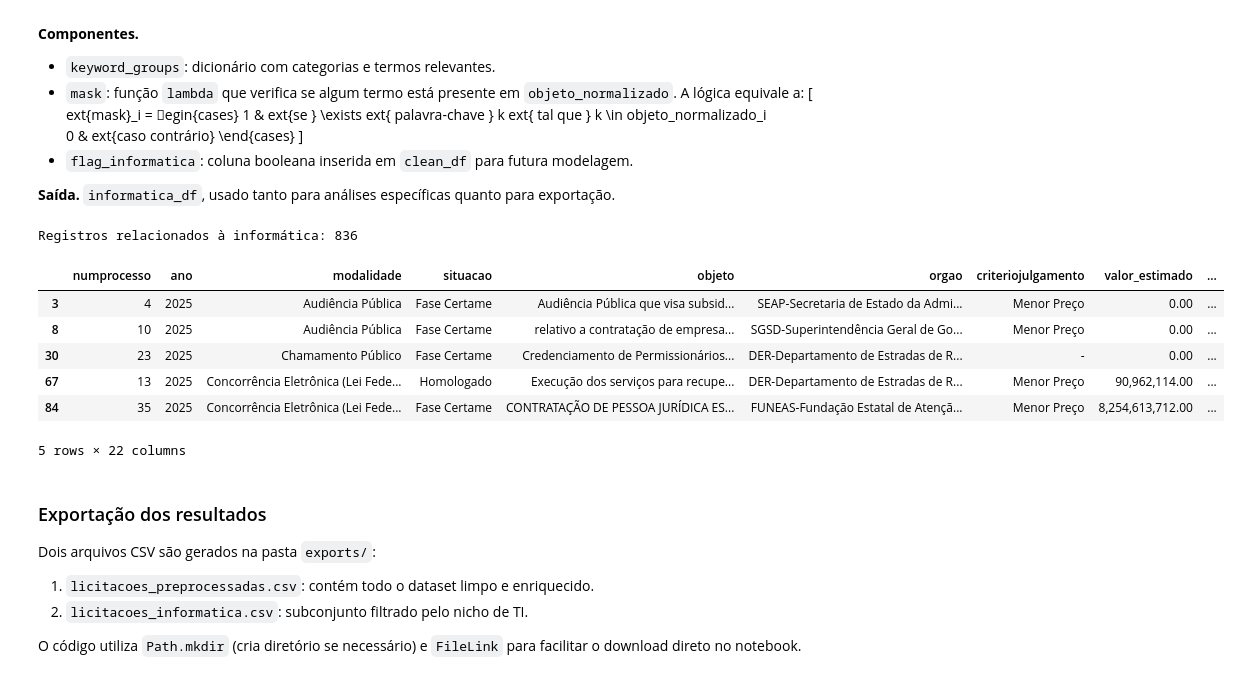
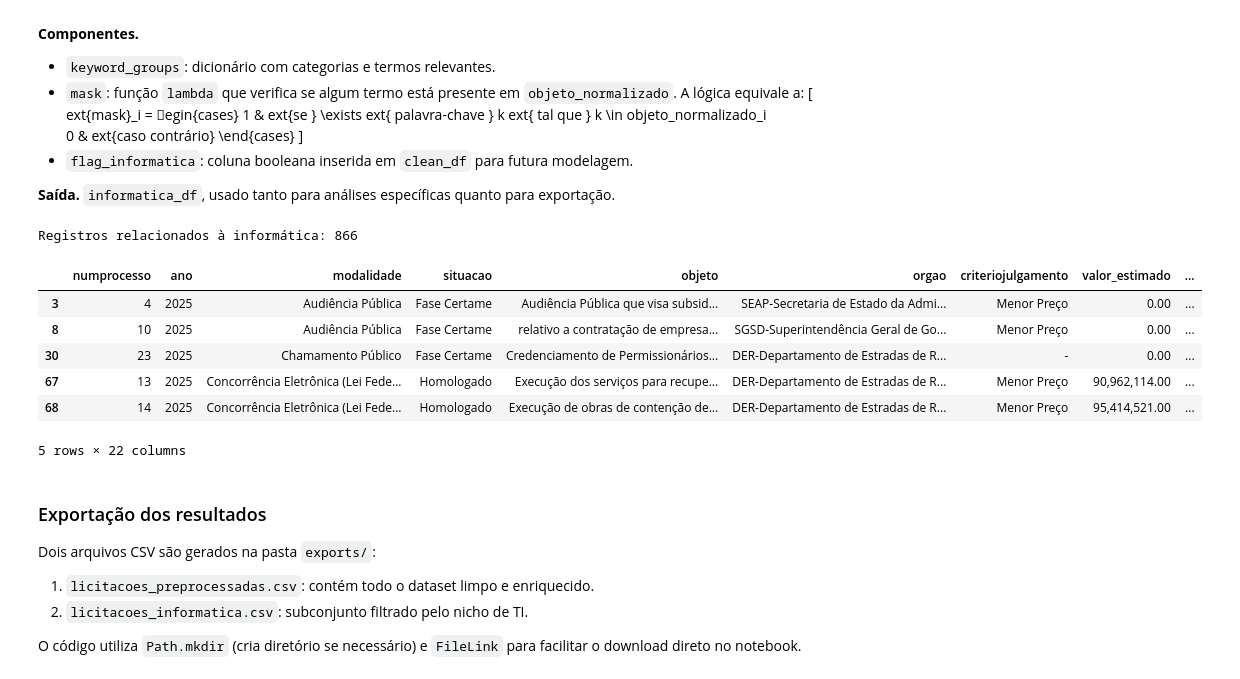
Before and after one commit to azevedontc/anomalyClassifier, a Jupyter notebook: pre-processamento.ipynb, the cells around one changed output. Drawn from its saved outputs; the diff is of its cells as text; code cells hidden in the pictures.

```diff
--- a/pre-processamento.ipynb
+++ b/pre-processamento.ipynb
@@ -269,33 +269,33 @@ rac{valor\_ou\_desconto\_homologado}{valor\_estimado}\) | Base para flags; >1 in
 # %%
 
 # Termos específicos para softwares, hardwares ou serviços especializados.
 
 keyword_groups = {
     'software': ['software', 'licença', 'sistema', 'aplicativo'],
-    'hardware': ['computador', 'notebook', 'servidor', 'periférico'],
+    'hardware': ['computador', 'notebook', 'servidor', 'periférico', 'roteador', 'celular', 'dispositivo'],
     'serviços': ['suporte técnico', 'manutenção de ti', 'serviços de ti', 'informática', 'videomonitoramento', 'integração de dados']
 }
 
 keywords = [kw for group in keyword_groups.values() for kw in group]
 
 mask = clean_df['objeto_normalizado'].fillna('').apply(
     lambda text: any(kw in text for kw in keywords)
 )
 
 # Marca o dataset principal para reutilização em tarefas supervisionadas/não supervisionadas.
 clean_df['flag_informatica'] = mask
 
 informatica_df = clean_df[mask].copy()
 print(f"Registros relacionados à informática: {len(informatica_df):,}")
 informatica_df.head()
 # %% [output]
-Registros relacionados à informática: 836
+Registros relacionados à informática: 866
 |  | numprocesso | ano | modalidade | situacao | objeto | orgao | criteriojulgamento | valor_estimado | ... |
 | 3 | 4 | 2025 | Audiência Pública | Fase Certame | Audiência Pública que visa subsid... | SEAP-Secretaria de Estado da Admi... | Menor Preço | 0.00 | ... |
 | 8 | 10 | 2025 | Audiência Pública | Fase Certame | relativo a contratação de empresa... | SGSD-Superintendência Geral de Go... | Menor Preço | 0.00 | ... |
 | 30 | 23 | 2025 | Chamamento Público | Fase Certame | Credenciamento de Permissionários... | DER-Departamento de Estradas de R... | - | 0.00 | ... |
 | 67 | 13 | 2025 | Concorrência Eletrônica (Lei Fede... | Homologado | Execução dos serviços para recupe... | DER-Departamento de Estradas de R... | Menor Preço | 90,962,114.00 | ... |
-| 84 | 35 | 2025 | Concorrência Eletrônica (Lei Fede... | Fase Certame | CONTRATAÇÃO DE PESSOA JURÍDICA ES... | FUNEAS-Fundação Estatal de Atençã... | Menor Preço | 8,254,613,712.00 | ... |
+| 68 | 14 | 2025 | Concorrência Eletrônica (Lei Fede... | Homologado | Execução de obras de contenção de... | DER-Departamento de Estradas de R... | Menor Preço | 95,414,521.00 | ... |
 5 rows × 22 columns
 # %% [markdown]
 
```
